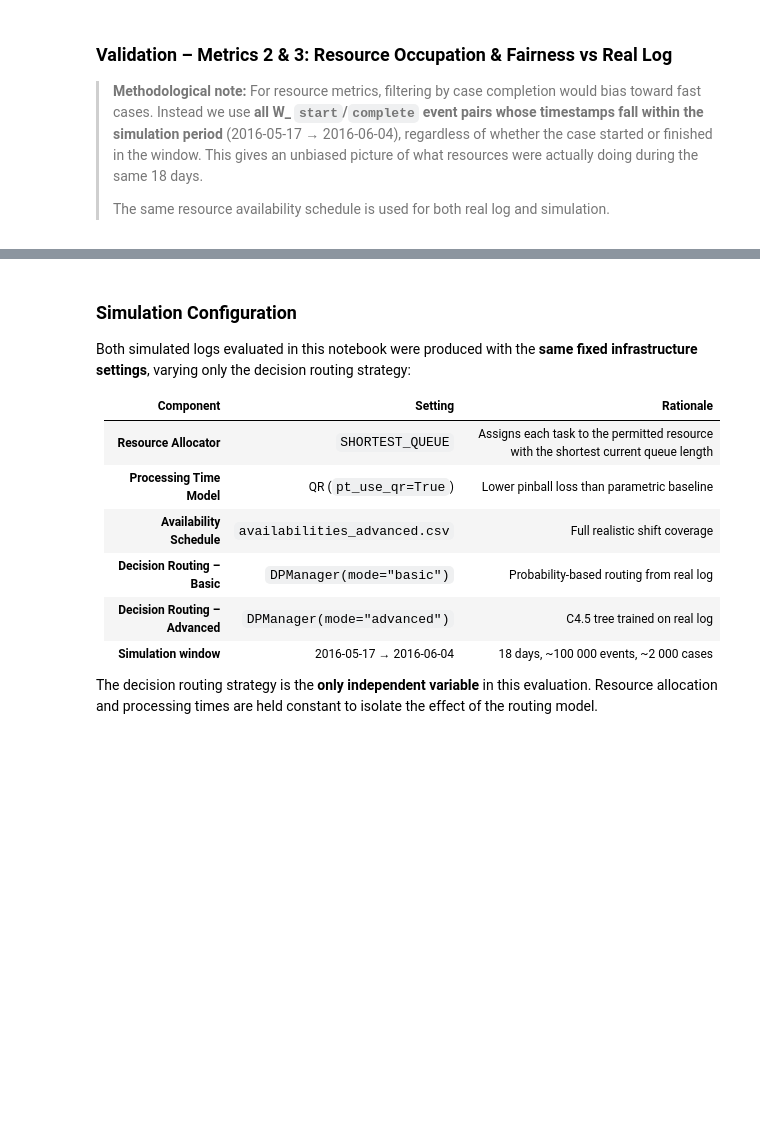
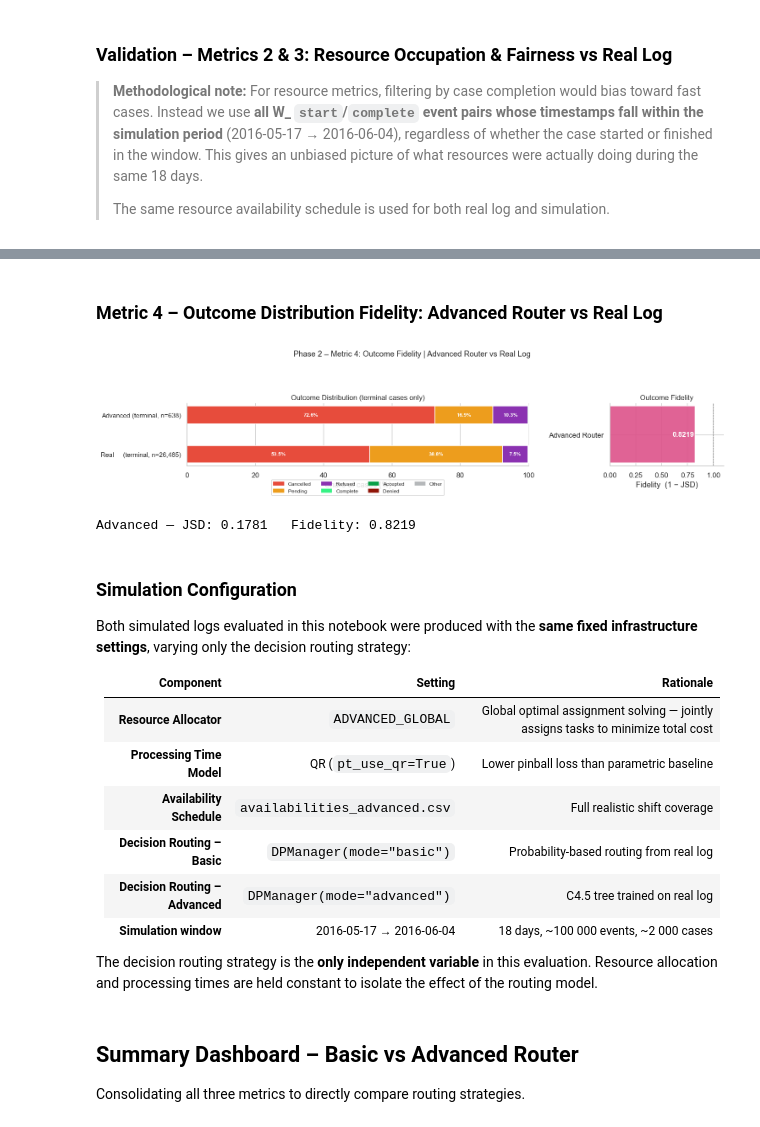
Before and after one commit to mbrieg/bppso-groupwork, a Jupyter notebook: simulation_evaluation/evaluation.ipynb, the cells around one changed output, grey strips where cells are left out. Cells and saved outputs as stored; diff of their text form; code cells hidden in the pictures; blank space fills up the shorter version.

```diff
--- a/simulation_evaluation/evaluation.ipynb
+++ b/simulation_evaluation/evaluation.ipynb
@@ -839,3 +842,49 @@ Saved -> results/validation_resource_metrics.png
+# %% [markdown]
+### Metric 4 – Outcome Distribution Fidelity: Advanced Router vs Real Log
+# %%
+fig, axes = plt.subplots(1, 2, figsize=(14, 3.5), gridspec_kw={'width_ratios': [3, 1]})
+
+rows_p2 = [
+    (f'Real     (terminal, n={n_real_terminal:,})',    real_dist_out),
+    (f'Advanced (terminal, n={n_adv_terminal:,})', adv_dist_out),
+]
+ax = axes[0]
+bar_h = 0.45
+for i, (label, dist) in enumerate(rows_p2):
+    left = 0.0
+    for cat in OUTCOME_CATEGORIES:
+        val = dist[cat] * 100
+        ax.barh(i, val, bar_h, left=left, color=OUTCOME_COLORS[cat],
+                label=cat if i == 0 else '')
+        if val >= 4:
+            ax.text(left + val / 2, i, f'{val:.1f}%',
+                    ha='center', va='center', fontsize=8, color='white', fontweight='bold')
+        left += val
+ax.set_yticks(range(len(rows_p2))); ax.set_yticklabels([r[0] for r in rows_p2], fontsize=10)
+ax.set_xlabel('Share of cases (%)'); ax.set_xlim(0, 100)
+ax.set_title('Outcome Distribution (terminal cases only)', fontsize=11)
+ax.spines['top'].set_visible(False); ax.spines['right'].set_visible(False)
+handles = [mpatches.Patch(color=OUTCOME_COLORS[c], label=c) for c in OUTCOME_CATEGORIES]
+ax.legend(handles=handles, fontsize=8, ncol=4, loc='upper center',
+          bbox_to_anchor=(0.5, -0.18), framealpha=0.85)
+
+ax2 = axes[1]
+bars = ax2.barh(['Advanced Router'], [fidelity_a], color=[COLORS['advanced']], alpha=0.9, height=0.4)
+for bar, val in zip(bars, [fidelity_a]):
+    ax2.text(val - 0.01, bar.get_y() + bar.get_height() / 2,
+             f'{val:.4f}', ha='right', va='center', fontsize=11, color='white', fontweight='bold')
+ax2.set_xlim(0, 1.1); ax2.axvline(1.0, color='grey', linestyle='--', lw=0.8)
+ax2.set_xlabel('Fidelity  (1 − JSD)'); ax2.set_title('Outcome Fidelity', fontsize=11)
+ax2.spines['top'].set_visible(False); ax2.spines['right'].set_visible(False)
+
+plt.suptitle('Phase 2 – Metric 4: Outcome Fidelity | Advanced Router vs Real Log', fontsize=12, y=1.05)
+plt.tight_layout(pad=2.0)
+plt.savefig(RESULTS_DIR / 'p2_advanced_fidelity_vs_real.png', dpi=150, bbox_inches='tight')
+plt.show()
+print(f"Advanced — JSD: {jsd_a:.4f}   Fidelity: {fidelity_a:.4f}")
+# %% [output]
+[figure, added]
+Advanced — JSD: 0.1781   Fidelity: 0.8219
 # %% [markdown]
 ### Simulation Configuration
 
@@ -843,7 +892,7 @@ Both simulated logs evaluated in this notebook were produced with the **same fix
 
 | Component | Setting | Rationale |
 |---|---|---|
-| **Resource Allocator** | `SHORTEST_QUEUE` | Assigns each task to the permitted resource with the shortest current queue length |
+| **Resource Allocator** | `ADVANCED_GLOBAL` | Global optimal assignment solving — jointly assigns tasks to minimize total cost |
 | **Processing Time Model** | QR (`pt_use_qr=True`) | Lower pinball loss than parametric baseline |
 | **Availability Schedule** | `availabilities_advanced.csv` | Full realistic shift coverage |
 | **Decision Routing – Basic** | `DPManager(mode="basic")` | Probability-based routing from real log |
@@ -851,3 +900,7 @@ Both simulated logs evaluated in this notebook were produced with the **same fix
 | **Simulation window** | 2016-05-17 → 2016-06-04 | 18 days, ~100 000 events, ~2 000 cases |
 
 The decision routing strategy is the **only independent variable** in this evaluation. Resource allocation and processing times are held constant to isolate the effect of the routing model.
+# %% [markdown]
+## Summary Dashboard – Basic vs Advanced Router
+
+Consolidating all three metrics to directly compare routing strategies.
```
Also changed, not shown: parts of 45 cells of this notebook, 8 other files.
